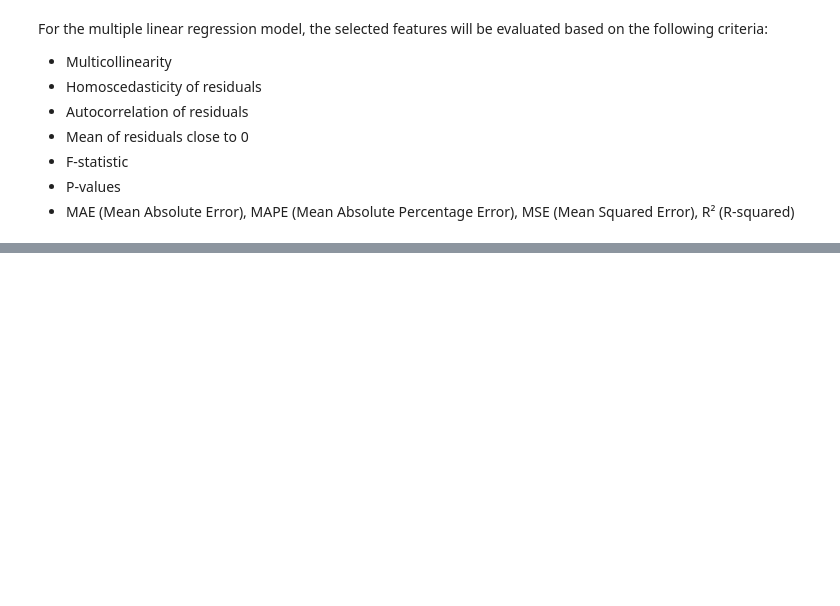
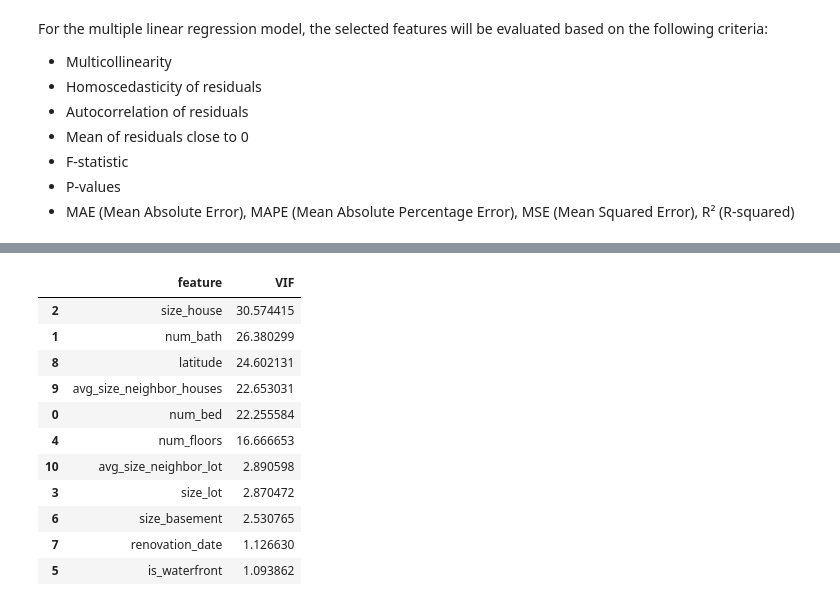
Before and after one commit to gpaschoalinoto/ml-regression-models, a Jupyter notebook: housing-sales-king-county/housing_sales_regression.ipynb, the cells around one changed output, grey strips where cells are left out. Cells and saved outputs as stored; diff of their text form; code cells hidden in the pictures; blank space fills up the shorter version.

```diff
--- a/housing-sales-king-county/housing_sales_regression.ipynb
+++ b/housing-sales-king-county/housing_sales_regression.ipynb
@@ -386,0 +407,32 @@ For the multiple linear regression model, the selected features will be evaluate
+# %%
+def vif_score(df, features):
+    '''
+    Function to determine the VIF Score of independent variables.
+
+    Args
+    df: train dataframe.
+    features: independent variables of train dataframe.
+    '''
+
+    vif_data = pd.DataFrame()
+    vif_data["feature"] = df.loc[:,features].columns
+
+    vif_data["VIF"] = [variance_inflation_factor(df.loc[:,features].values, i) for i in range(len(df.loc[:,features].columns))]
+    return vif_data.sort_values(by='VIF', ascending=False)
+# %%
+cols_x = remaining_features.copy()
+cols_x.remove('price')
+vif_score(df_train_houses, cols_x)
+# %% [output]
+|  | feature | VIF |
+| 2 | size_house | 30.574415 |
+| 1 | num_bath | 26.380299 |
+| 8 | latitude | 24.602131 |
+| 9 | avg_size_neighbor_houses | 22.653031 |
+| 0 | num_bed | 22.255584 |
+| 4 | num_floors | 16.666653 |
+| 10 | avg_size_neighbor_lot | 2.890598 |
+| 3 | size_lot | 2.870472 |
+| 6 | size_basement | 2.530765 |
+| 7 | renovation_date | 1.126630 |
+| 5 | is_waterfront | 1.093862 |
```
Also changed, not shown: parts of 27 cells of this notebook.
